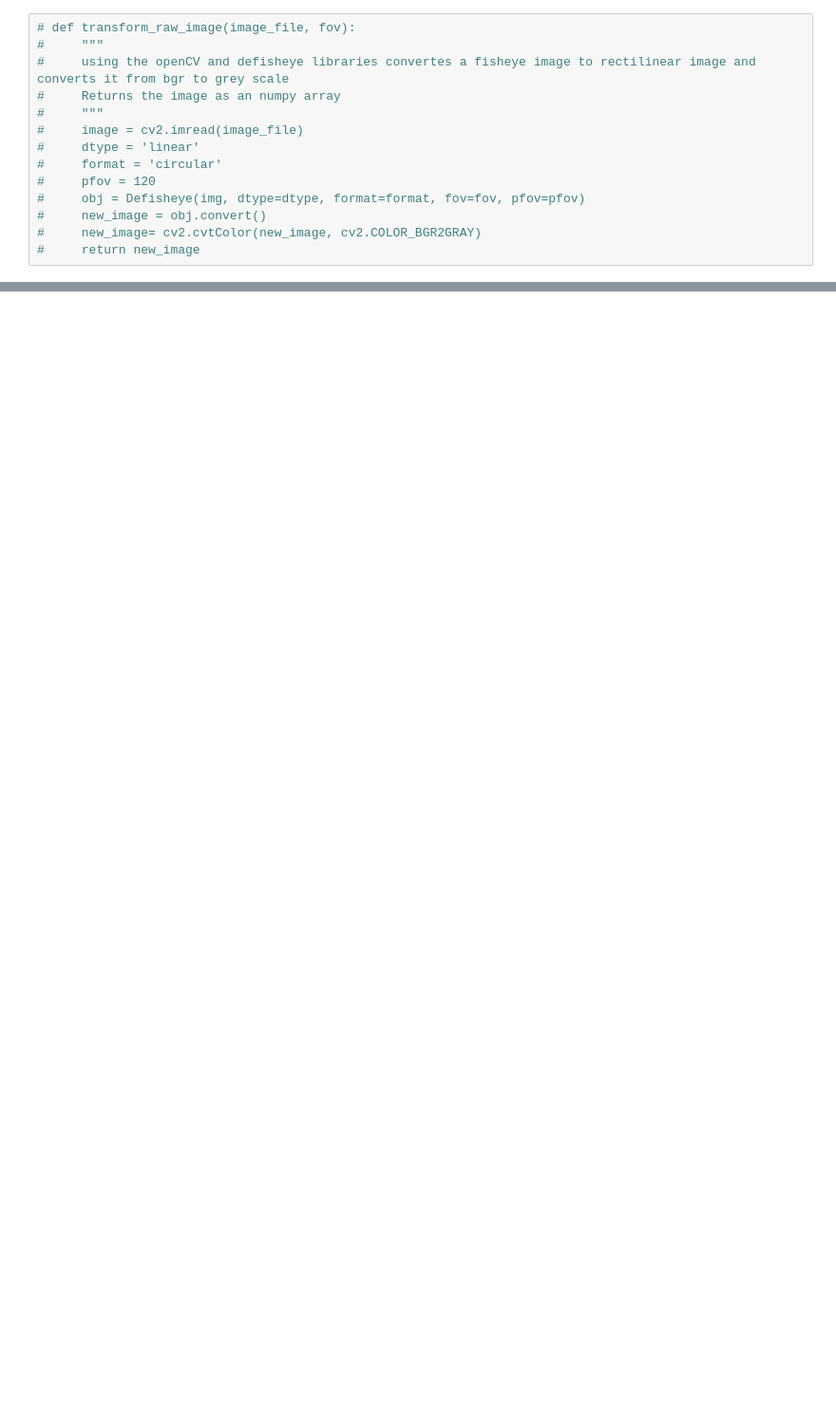
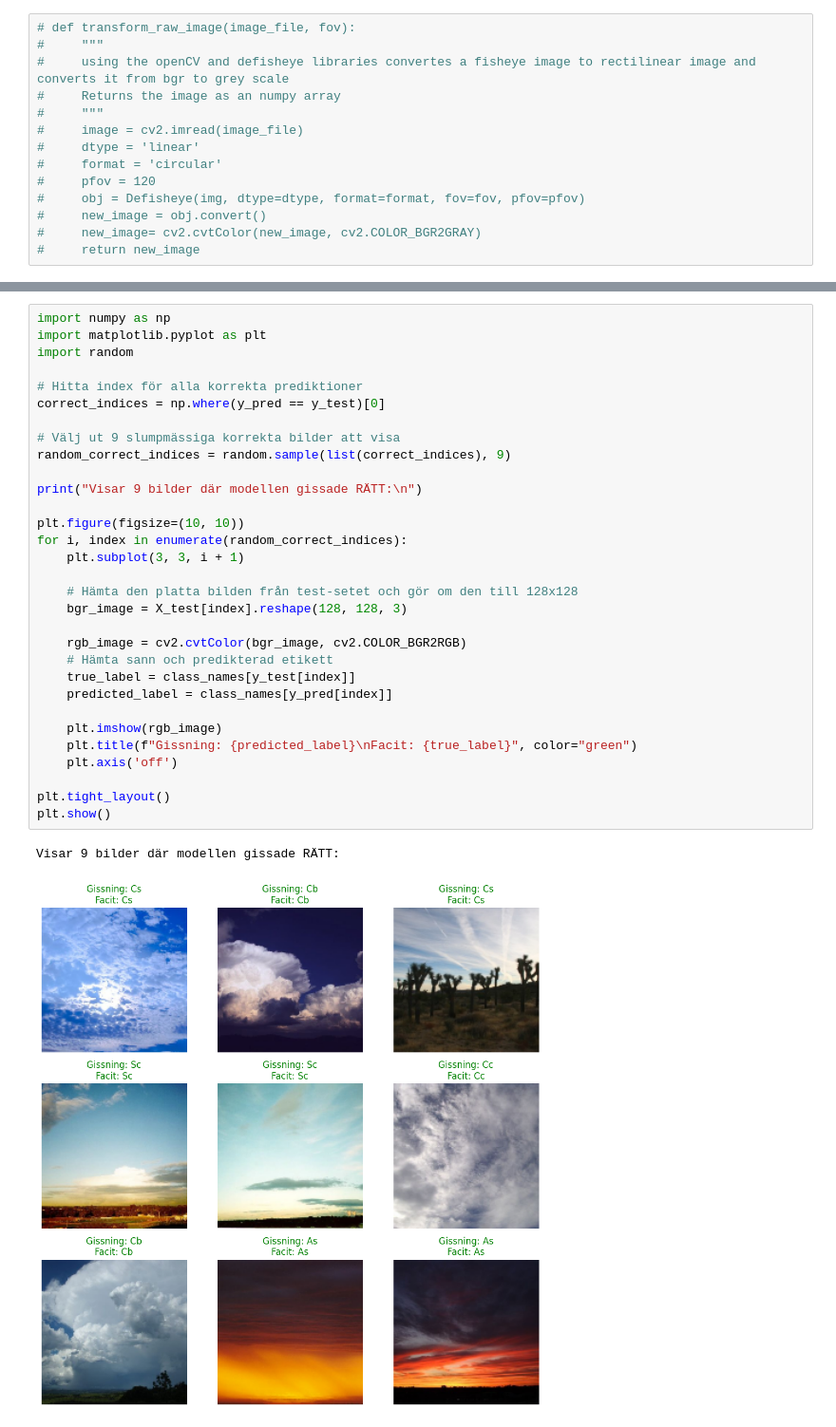
Before and after one commit to huineith/Cloud_classification, a Jupyter notebook: cloud_class_slask.ipynb, the cells around one changed output, grey strips where cells are left out. Shown at 95% size. Drawn from its saved outputs; the diff is of its cells as text; blank space fills up the shorter version.

```diff
--- a/cloud_class_slask.ipynb
+++ b/cloud_class_slask.ipynb
@@ -162,0 +457,34 @@ array([[<Axes: title={'center': 'image_size'}>]], dtype=object)
+# %%
+import numpy as np
+import matplotlib.pyplot as plt
+import random
+
+# Hitta index för alla korrekta prediktioner
+correct_indices = np.where(y_pred == y_test)[0]
+
+# Välj ut 9 slumpmässiga korrekta bilder att visa
+random_correct_indices = random.sample(list(correct_indices), 9)
+
+print("Visar 9 bilder där modellen gissade RÄTT:\n")
+
+plt.figure(figsize=(10, 10))
+for i, index in enumerate(random_correct_indices):
+    plt.subplot(3, 3, i + 1)
+
+    # Hämta den platta bilden från test-setet och gör om den till 128x128
+    bgr_image = X_test[index].reshape(128, 128, 3)
+
+    rgb_image = cv2.cvtColor(bgr_image, cv2.COLOR_BGR2RGB)
+    # Hämta sann och predikterad etikett
+    true_label = class_names[y_test[index]]
+    predicted_label = class_names[y_pred[index]]
+
+    plt.imshow(rgb_image)
+    plt.title(f"Gissning: {predicted_label}\nFacit: {true_label}", color="green")
+    plt.axis('off')
+
+plt.tight_layout()
+plt.show()
+# %% [output]
+Visar 9 bilder där modellen gissade RÄTT:
+[figure, added]
```
Also changed, not shown: parts of 13 cells of this notebook, 3 other files.
